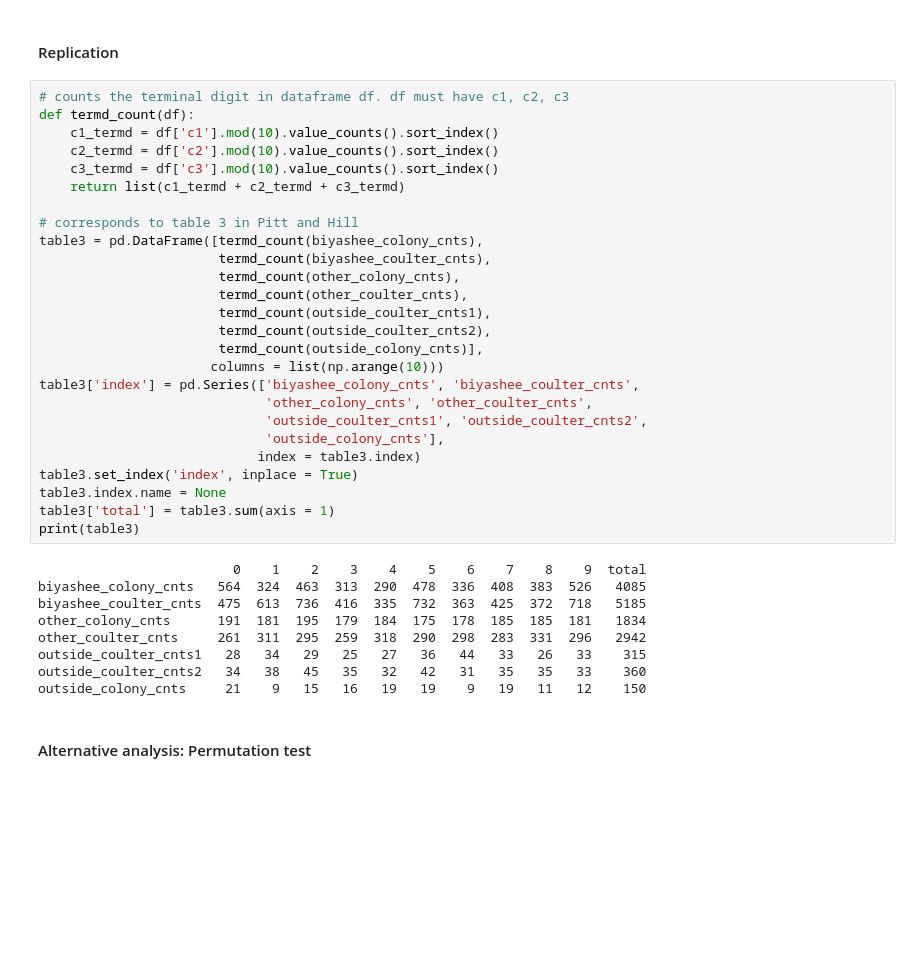
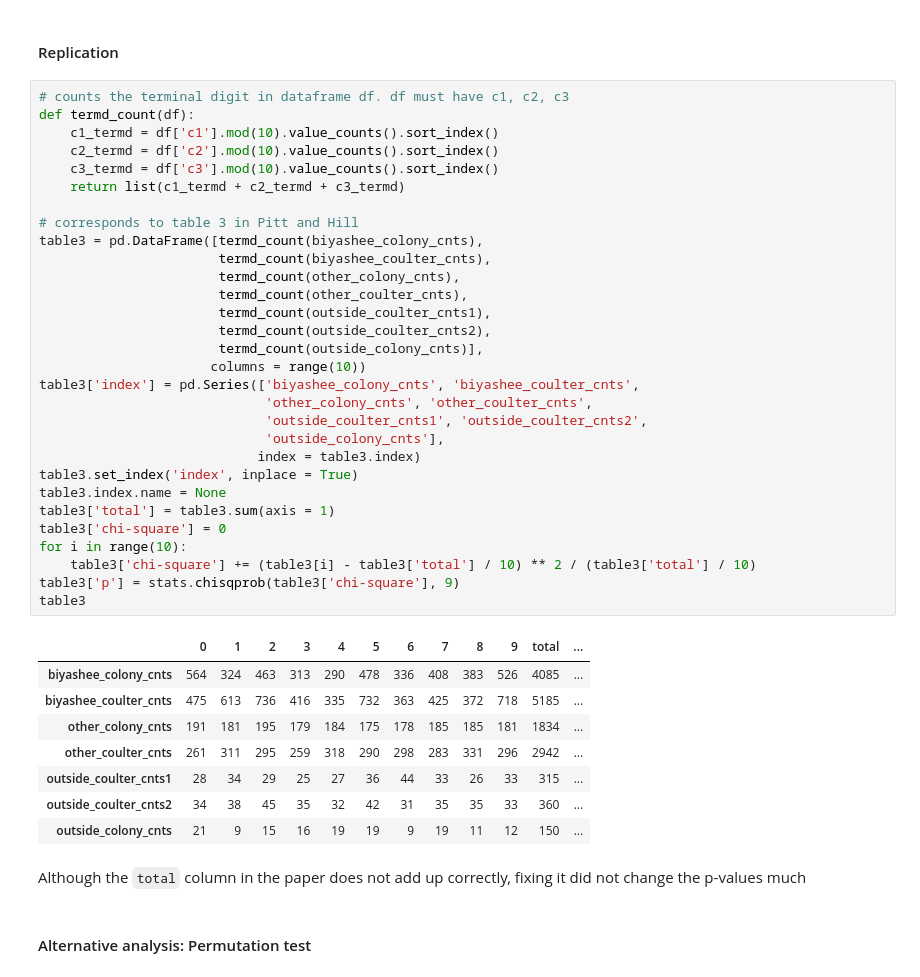
Before and after one commit to mads14/S215a-groupwork, a Jupyter notebook: science-open-research/OSR_Pitt_Hill.ipynb, the cells around one changed output. Cells and saved outputs as stored; diff of their text form; blank space fills up the shorter version.

Commit message:
table 3 replicated

```diff
--- a/science-open-research/OSR_Pitt_Hill.ipynb
+++ b/science-open-research/OSR_Pitt_Hill.ipynb
@@ -76,37 +76,43 @@ The total variation distance decreases and thus this assumption that the termina
 # %%
 # counts the terminal digit in dataframe df. df must have c1, c2, c3
 def termd_count(df):
     c1_termd = df['c1'].mod(10).value_counts().sort_index()
     c2_termd = df['c2'].mod(10).value_counts().sort_index()
     c3_termd = df['c3'].mod(10).value_counts().sort_index()
     return list(c1_termd + c2_termd + c3_termd)
 
 # corresponds to table 3 in Pitt and Hill
 table3 = pd.DataFrame([termd_count(biyashee_colony_cnts),
                        termd_count(biyashee_coulter_cnts),
                        termd_count(other_colony_cnts),
                        termd_count(other_coulter_cnts),
                        termd_count(outside_coulter_cnts1),
                        termd_count(outside_coulter_cnts2),
                        termd_count(outside_colony_cnts)],
-                      columns = list(np.arange(10)))
+                      columns = range(10))
 table3['index'] = pd.Series(['biyashee_colony_cnts', 'biyashee_coulter_cnts',
                              'other_colony_cnts', 'other_coulter_cnts',
                              'outside_coulter_cnts1', 'outside_coulter_cnts2',
                              'outside_colony_cnts'],
                             index = table3.index)
 table3.set_index('index', inplace = True)
 table3.index.name = None
 table3['total'] = table3.sum(axis = 1)
-print(table3)
+table3['chi-square'] = 0
+for i in range(10):
+    table3['chi-square'] += (table3[i] - table3['total'] / 10) ** 2 / (table3['total'] / 10)
+table3['p'] = stats.chisqprob(table3['chi-square'], 9)
+table3
 # %% [output]
-                         0    1    2    3    4    5    6    7    8    9  total
-biyashee_colony_cnts   564  324  463  313  290  478  336  408  383  526   4085
-biyashee_coulter_cnts  475  613  736  416  335  732  363  425  372  718   5185
-other_colony_cnts      191  181  195  179  184  175  178  185  185  181   1834
-other_coulter_cnts     261  311  295  259  318  290  298  283  331  296   2942
-outside_coulter_cnts1   28   34   29   25   27   36   44   33   26   33    315
-outside_coulter_cnts2   34   38   45   35   32   42   31   35   35   33    360
-outside_colony_cnts     21    9   15   16   19   19    9   19   11   12    150
+|  | 0 | 1 | 2 | 3 | 4 | 5 | 6 | 7 | 8 | 9 | total | ... |
+| biyashee_colony_cnts | 564 | 324 | 463 | 313 | 290 | 478 | 336 | 408 | 383 | 526 | 4085 | ... |
+| biyashee_coulter_cnts | 475 | 613 | 736 | 416 | 335 | 732 | 363 | 425 | 372 | 718 | 5185 | ... |
+| other_colony_cnts | 191 | 181 | 195 | 179 | 184 | 175 | 178 | 185 | 185 | 181 | 1834 | ... |
+| other_coulter_cnts | 261 | 311 | 295 | 259 | 318 | 290 | 298 | 283 | 331 | 296 | 2942 | ... |
+| outside_coulter_cnts1 | 28 | 34 | 29 | 25 | 27 | 36 | 44 | 33 | 26 | 33 | 315 | ... |
+| outside_coulter_cnts2 | 34 | 38 | 45 | 35 | 32 | 42 | 31 | 35 | 35 | 33 | 360 | ... |
+| outside_colony_cnts | 21 | 9 | 15 | 16 | 19 | 19 | 9 | 19 | 11 | 12 | 150 | ... |
+# %% [markdown]
+Although the `total` column in the paper does not add up correctly, fixing it did not change the p-values much
 # %% [markdown]
 #### Alternative analysis: Permutation test
```
Also changed, not shown: parts of 2 cells of this notebook.
